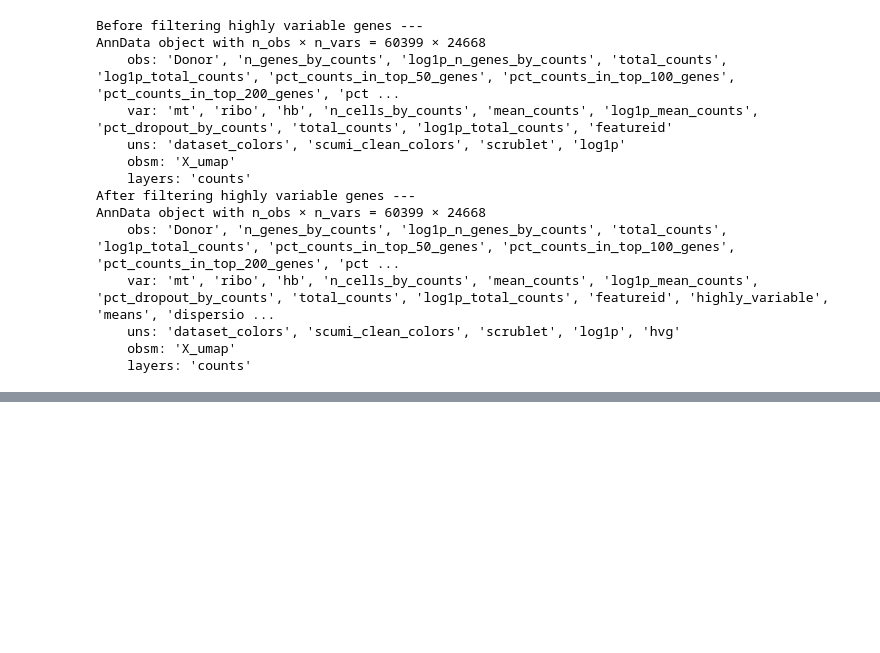
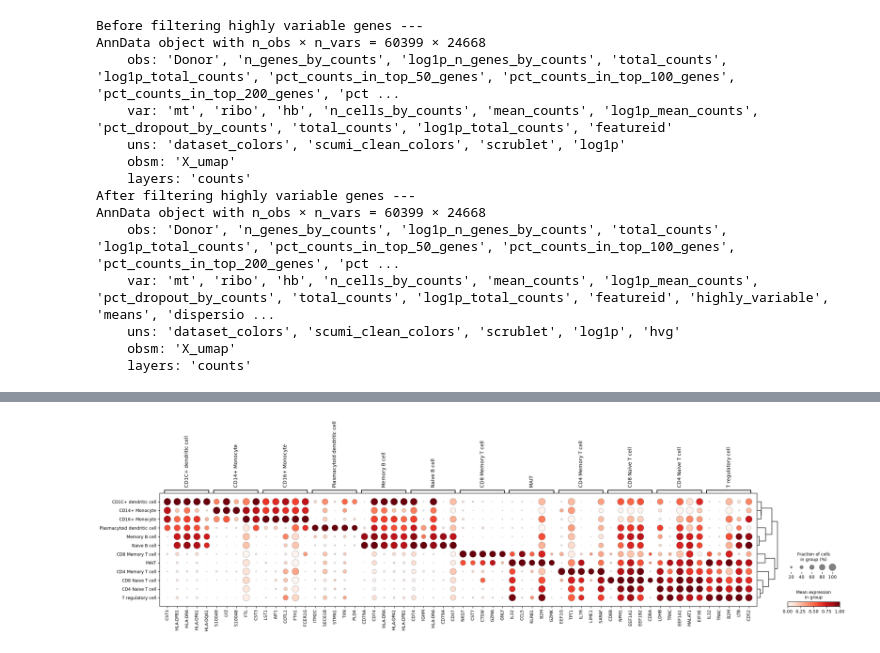
Before and after one commit to Boolean-true/CLACELL, a Jupyter notebook: evaluation/dataset_analysis.ipynb, the cells around one changed output, grey strips where cells are left out. Saved outputs shown, nothing was run; the diff lists cells and outputs as text; code cells hidden in the pictures; blank space fills up the shorter version.

```diff
--- a/evaluation/dataset_analysis.ipynb
+++ b/evaluation/dataset_analysis.ipynb
@@ -2070,0 +2046,13 @@ Gefundene Test-Marker in var_names: ['CD3D', 'CD4', 'CD8A', 'MS4A1', 'CD14', 'NC
+# %%
+# 1. Wilcoxon-Test für die verfeinerten Cluster durchführen
+sc.tl.rank_genes_groups(adata_merged_clean, groupby='cell_type_refined', method='wilcoxon')
+
+# 2. Visualisierung als DotPlot (ersetzt das fehlerhafte sharepy)
+sc.pl.rank_genes_groups_dotplot(
+    adata_merged_clean,
+    n_genes=5,          # Top 5 Marker pro Zelltyp anzeigen
+    groupby='cell_type_refined',
+    standard_scale='var',
+    save='refined_labels_cluster_confidence.svg',
+)
+# %% [output]
@@ -2070,0 +2060 @@ Gefundene Test-Marker in var_names: ['CD3D', 'CD4', 'CD8A', 'MS4A1', 'CD14', 'NC
+[figure, added]
```
Also changed, not shown: parts of 28 cells of this notebook, 4 other files.
